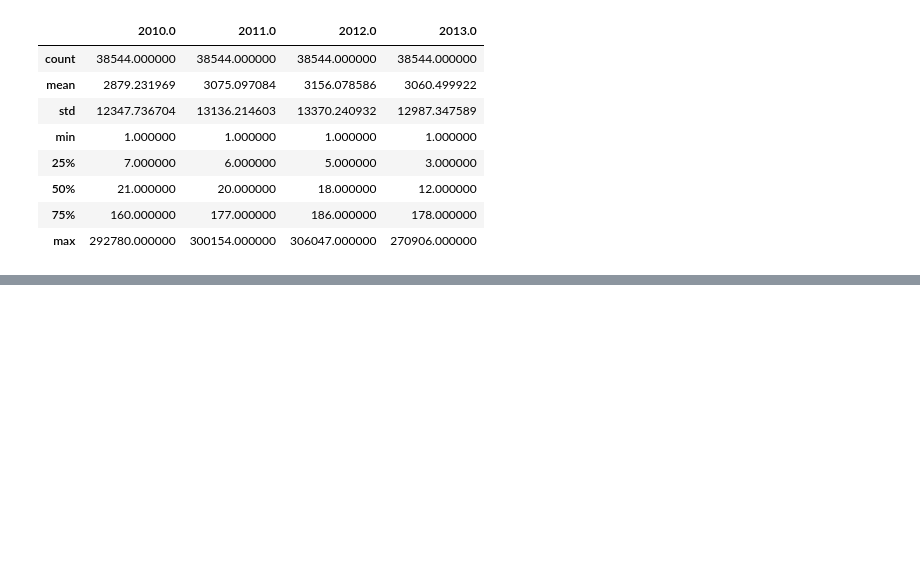
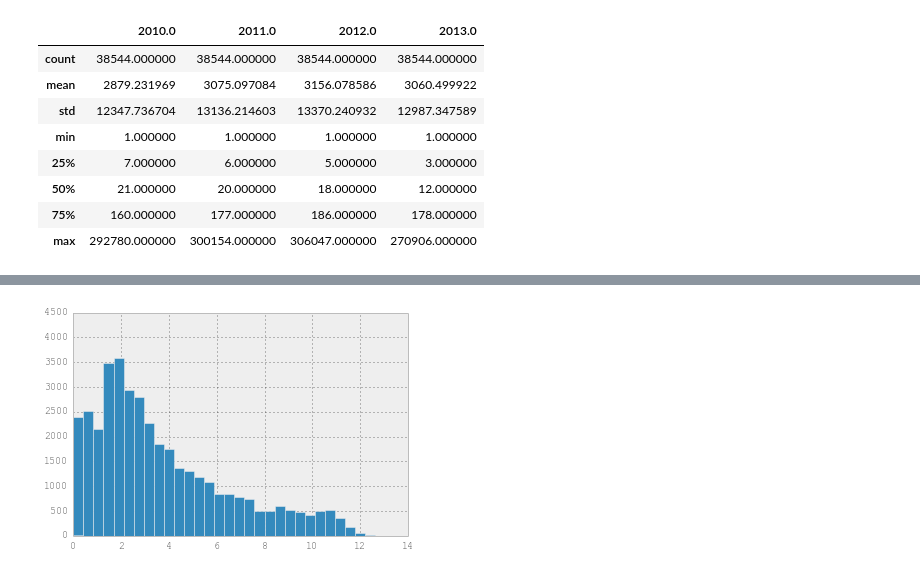
Before and after one commit to AmandaDoyle/BigDataTaxiFinalProject, a Jupyter notebook: ExploratoryAnalysis.ipynb, the cells around one changed output, grey strips where cells are left out. Saved outputs shown, nothing was run; the diff lists cells and outputs as text; code cells hidden in the pictures; blank space fills up the shorter version.

```diff
--- a/ExploratoryAnalysis.ipynb
+++ b/ExploratoryAnalysis.ipynb
@@ -163,0 +134,6 @@ cat EveningPickups.json
+# %%
+plt.hist(np.log(dfep[2012.0].values), bins = 30)
+plt.ylim(0,4500)
+plt.show()
+# %% [output]
+[figure, added]
```
Also changed, not shown: parts of 19 cells of this notebook.
